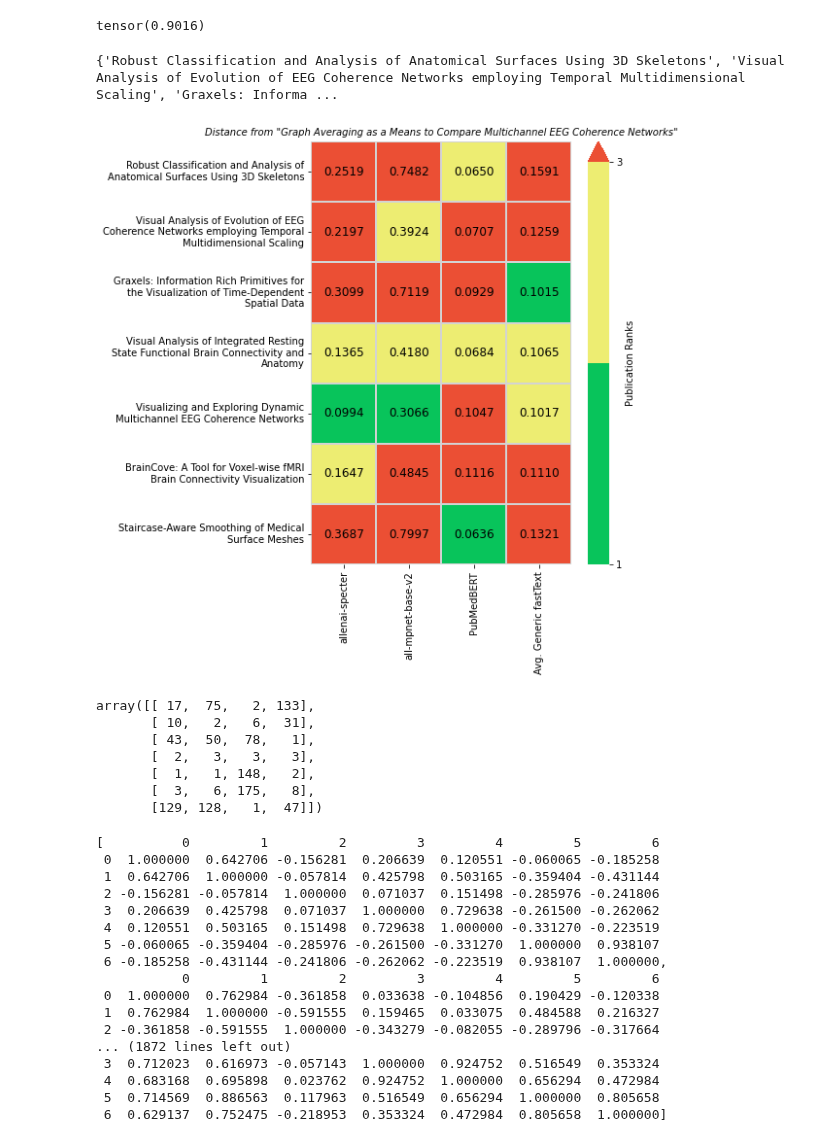
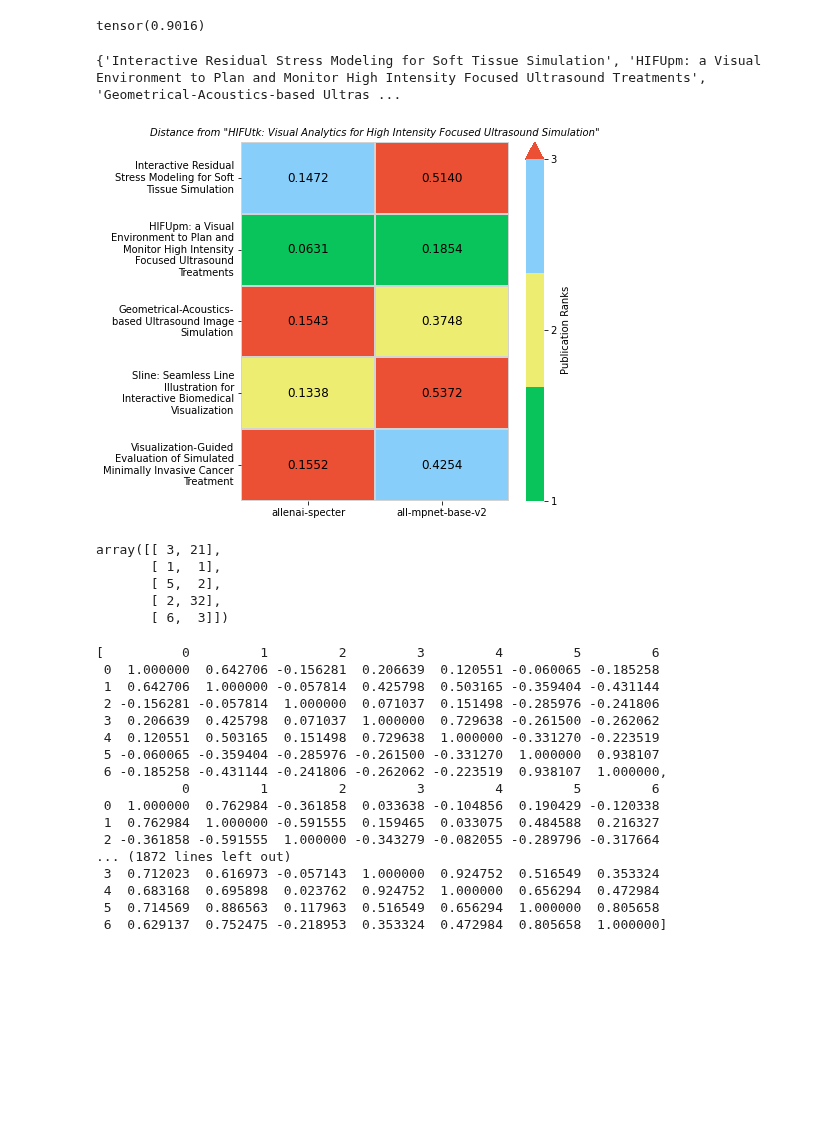
Before and after one commit to pruthvi-hegde/biomedvis, a Jupyter notebook: notebooks/k_neighbours.ipynb, the cells around one changed output. Cells and saved outputs as stored; diff of their text form; code cells hidden in the pictures; blank space fills up the shorter version.

```diff
--- a/notebooks/k_neighbours.ipynb
+++ b/notebooks/k_neighbours.ipynb
@@ -215,8 +215,10 @@ def create_rank_matrix(target_title, K, drawplot=False):
     #           'Generic fastText','TFIDF','BOW']
 
     # model_names = ['BioWordVec','Generic fastText']
-    models = ['allenai_specter', 'all_mpnet_base_v2', 'pubmedbert', 'generic_fasttext']
-    model_names = ['allenai-specter', 'all-mpnet-base-v2', 'PubMedBERT', 'Avg. Generic fastText']
+    # models = ['allenai_specter', 'all_mpnet_base_v2', 'pubmedbert', 'generic_fasttext']
+    # model_names = ['allenai-specter', 'all-mpnet-base-v2', 'PubMedBERT', 'Avg. Generic fastText']
+    models = ['allenai_specter', 'all_mpnet_base_v2']
+    model_names = ['allenai-specter', 'all-mpnet-base-v2']
 
     all_points = {model: load_points(model, target_title, k=236) for model in models}
     points = {model: load_points(model, target_title, k=K) for model in models}
@@ -241,41 +243,40 @@ def create_rank_matrix(target_title, K, drawplot=False):
 
     avg = np.average(A, axis=0)
 
-    labels = ['\n'.join(wrap(l, 40)) for l in allkey]
+    labels = ['\n'.join(wrap(l, 25)) for l in allkey]
+
     # my_colors = ['#08c45b', '#eded72','#926dd1','#6f6dd1', '#bf62b7', '#87CEFA']
-    my_colors = ['#08c45b', '#eded72']
+    my_colors = ['#08c45b', '#eded72', '#87CEFA']
     my_cmap = ListedColormap(my_colors)
     my_cmap.set_over('#eb4f34')
     if drawplot:
         print(allkey)
-        fig, ax = plt.subplots(figsize=(6, 8))
+        fig, ax = plt.subplots(figsize=(6, 6.6))
         ax = sns.heatmap(B, xticklabels=model_names, yticklabels=labels, annot=A,
                          cbar_kws={'label': 'Publication Ranks',
                                    'extend': 'max',
-                                   'ticks': [1, 3]},
+                                   'ticks': [1, 2, 3]},
                          cmap=my_cmap, vmin=1, vmax=3, cbar=True, ax=ax,
                          annot_kws={'fontsize': 12, 'color': 'black', 'alpha': 1}, linewidths=0.08,
                          linecolor='lightgray', fmt='.4f')
         # colorbar = ax.collections[0].colorbar
-        # colorbar.set_ticks([2.5, 4])
-        # colorbar.set_ticklabels(['2', '4'])
+        # colorbar.set_ticks([1.5, 2])
+        # colorbar.set_ticklabels(['1', '2'])
         plt.title(label=f'Distance from \"{target_title}\"', fontsize=10, fontstyle='oblique')
         plt.show()
     return B
-# %%
-target_title1 = "Graph Averaging as a Means to Compare Multichannel EEG Coherence Networks"
-B = create_rank_matrix(target_title1, 4, True)
-B
-# %% [output]
-{'Robust Classification and Analysis of Anatomical Surfaces Using 3D Skeletons', 'Visual Analysis of Evolution of EEG Coherence Networks employing Temporal Multidimensional Scaling', 'Graxels: Informa ...
-[figure, removed]
-array([[ 17,  75,   2, 133],
-       [ 10,   2,   6,  31],
-       [ 43,  50,  78,   1],
-       [  2,   3,   3,   3],
-       [  1,   1, 148,   2],
-       [  3,   6, 175,   8],
-       [129, 128,   1,  47]])
+# %%
+target_title1 = "HIFUtk: Visual Analytics for High Intensity Focused Ultrasound Simulation"
+B = create_rank_matrix(target_title1, 4, True)
+B
+# %% [output]
+{'Interactive Residual Stress Modeling for Soft Tissue Simulation', 'HIFUpm: a Visual Environment to Plan and Monitor High Intensity Focused Ultrasound Treatments', 'Geometrical-Acoustics-based Ultras ...
+[figure, added]
+array([[ 3, 21],
+       [ 1,  1],
+       [ 5,  2],
+       [ 2, 32],
+       [ 6,  3]])
 # %%
 # import pandas as pd
 
```
Also changed, not shown: 17 other files.
